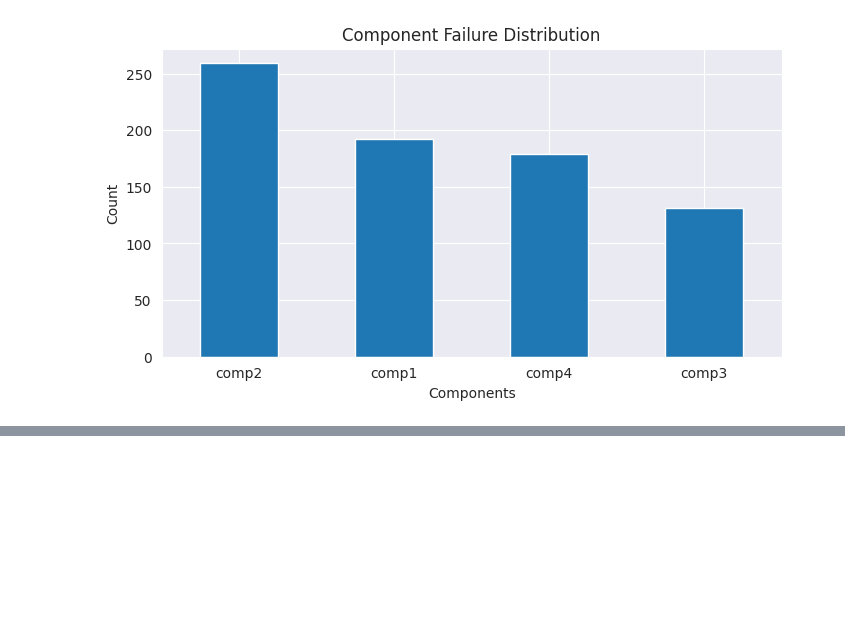
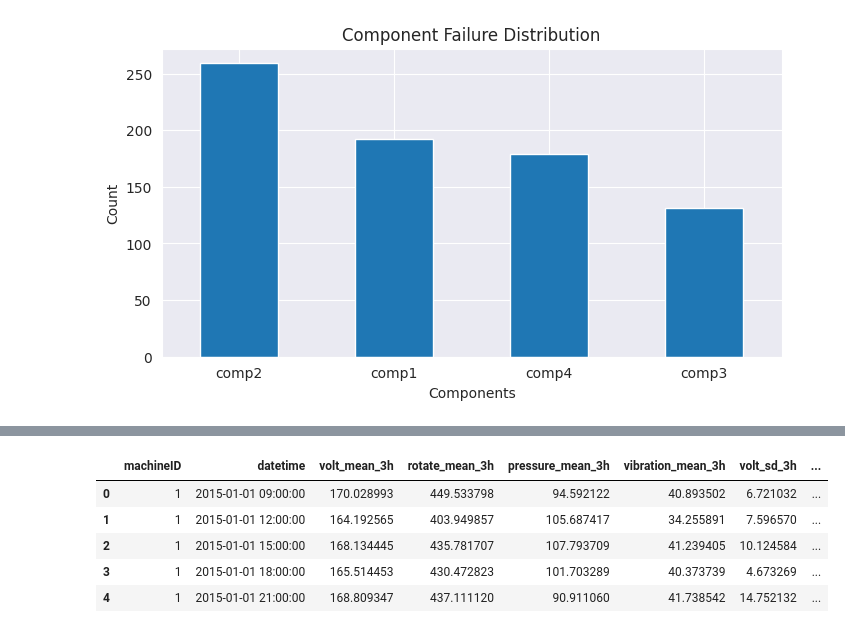
Before and after one commit to yunyun3599/MLStudy, a Jupyter notebook: Data_Anaylsis_And_Machine_Learning/09_predictive_maintenance/predictive_maintenance.ipynb, the cells around one changed output, grey strips where cells are left out. Cells and saved outputs as stored; diff of their text form; code cells hidden in the pictures; blank space fills up the shorter version.

```diff
--- a/Data_Anaylsis_And_Machine_Learning/09_predictive_maintenance/predictive_maintenance.ipynb
+++ b/Data_Anaylsis_And_Machine_Learning/09_predictive_maintenance/predictive_maintenance.ipynb
@@ -469,0 +522,11 @@ plt.show()
+# %%
+# 머신별로 각 시간 범위마다의 평균 값을 구하기 (temp[0]은 voltage에 대한 값) - unstack을 이용해 각 machineID 항목별로 보기 더 용이하도록 작업
+temp = [
+    pd.pivot_table(
+        telemetry,
+        index="datetime",
+        columns="machineID",
+        values=col).resample("3H", closed="left", label="right").mean().unstack()
+    for col in fields
+]
+temp[0].head()
@@ -469,0 +584,12 @@ plt.show()
+# %%
+telemetry_feat = pd.concat([
+    telemetry_mean_3h,
+    telemetry_sd_3h.iloc[:, 2:6]], axis=1).dropna()
+telemetry_feat.head()
+# %% [output]
+|  | machineID | datetime | volt_mean_3h | rotate_mean_3h | pressure_mean_3h | vibration_mean_3h | volt_sd_3h | ... |
+| 0 | 1 | 2015-01-01 09:00:00 | 170.028993 | 449.533798 | 94.592122 | 40.893502 | 6.721032 | ... |
+| 1 | 1 | 2015-01-01 12:00:00 | 164.192565 | 403.949857 | 105.687417 | 34.255891 | 7.596570 | ... |
+| 2 | 1 | 2015-01-01 15:00:00 | 168.134445 | 435.781707 | 107.793709 | 41.239405 | 10.124584 | ... |
+| 3 | 1 | 2015-01-01 18:00:00 | 165.514453 | 430.472823 | 101.703289 | 40.373739 | 4.673269 | ... |
+| 4 | 1 | 2015-01-01 21:00:00 | 168.809347 | 437.111120 | 90.911060 | 41.738542 | 14.752132 | ... |
```
Also changed, not shown: parts of 13 cells of this notebook.
